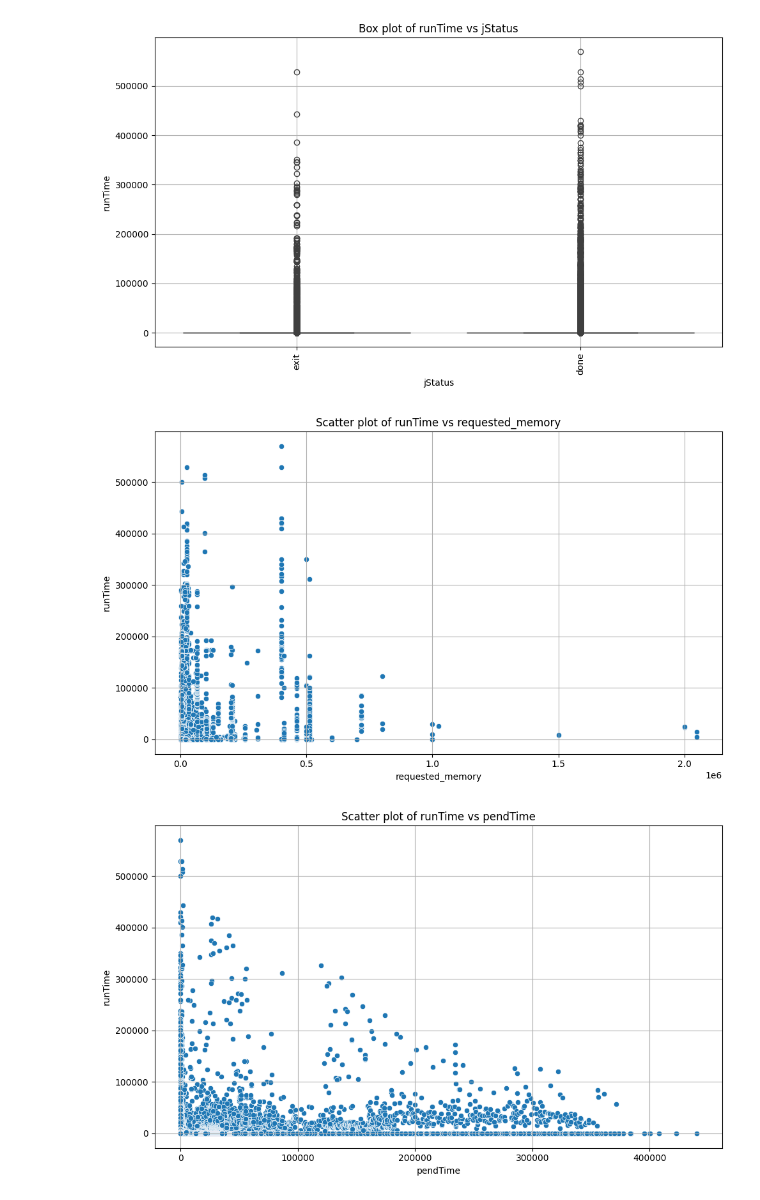
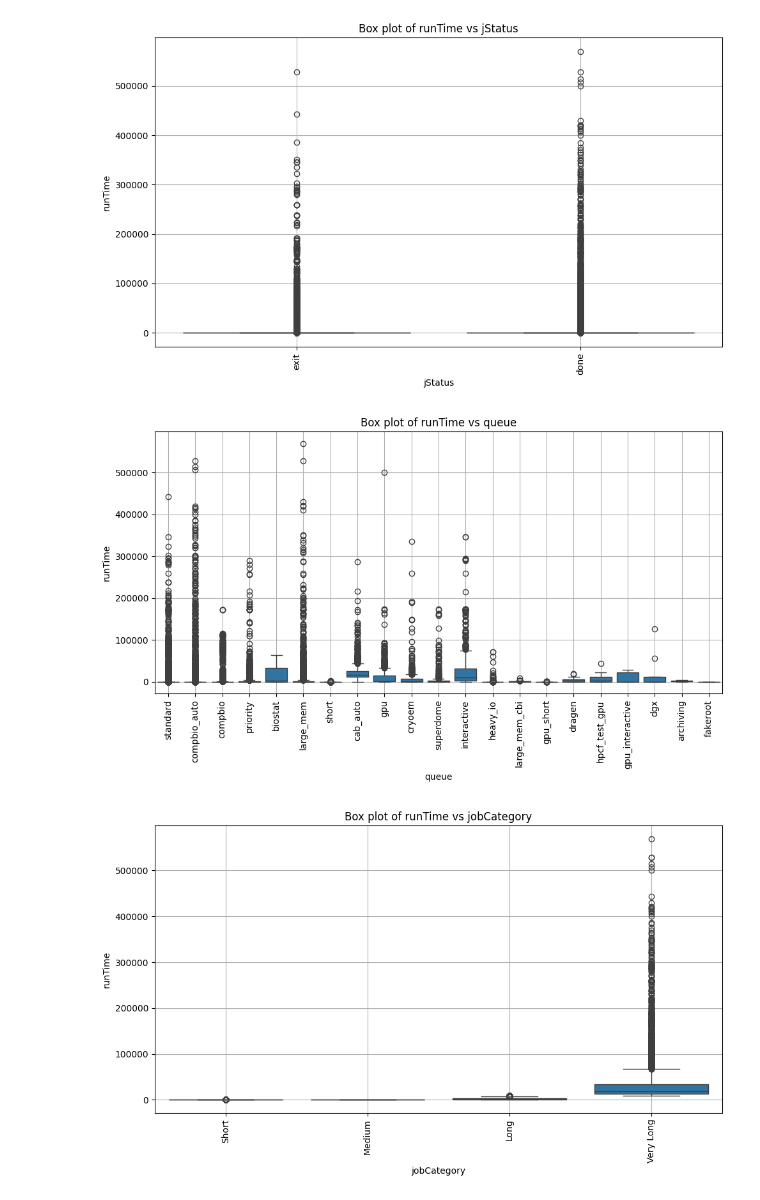
Before and after one commit to stjude-biohackathon/KIDS24-team3, a Jupyter notebook: zhuo/runTimeEstimation.ipynb, the cells around one changed output. Saved outputs shown, nothing was run; the diff lists cells and outputs as text; code cells hidden in the pictures.

```diff
--- a/zhuo/runTimeEstimation.ipynb
+++ b/zhuo/runTimeEstimation.ipynb
@@ -118,5 +169,6 @@ def preprocess_csv(file_path):
 # %%
 # Example usage:
 file_path = '../common/finished_jobs_1_week.csv'
-df_preprocessed = preprocess_csv(file_path)
-##print(df_preprocessed.head())
+df_preprocessed = modelProcess_csv(file_path)
+print(df_preprocessed.head())
+print(df_preprocessed.tail())
@@ -193,43 +260,38 @@ import matplotlib.pyplot as plt
 import seaborn as sns
 
 # Define columns of interest, excluding 'runTime'
-vars_of_interest = [
-    'runTime', 'numProcessors', 'jStatus',
-    'requested_memory', 'pendTime', 'queue_rename', 'submitDay', 'submitInterval',
-    'maxRMem_MB'
-]
 
-corr_of_interest = [col for col in vars_of_interest if col != 'runTime']
+corr_of_interest = [col for col in columns_of_interest if col != 'runTime']
 
 # Create scatter plots and box plots
 for var in corr_of_interest:
-    if var in df_sorted.columns:  # Check if the column exists in the DataFrame
+    if var in df_subset.columns:  # Check if the column exists in the DataFrame
         plt.figure(figsize=(10, 6))
 
         # Check if the variable is categorical
-        if pd.api.types.is_categorical_dtype(df_sorted[var]) or df_sorted[var].dtype == 'object':
+        if pd.api.types.is_categorical_dtype(df_subset[var]) or df_subset[var].dtype == 'object':
             # Box plot for categorical variables
-            sns.boxplot(x=df_sorted[var], y=df_sorted['runTime'])
+            sns.boxplot(x=df_subset[var], y=df_subset['runTime'])
             plt.xlabel(var)
             plt.ylabel('runTime')
             plt.title(f'Box plot of runTime vs {var}')
             plt.xticks(rotation=90)
             plt.grid(True)
 
         # Scatter plot for numeric variables
-        elif pd.api.types.is_numeric_dtype(df_sorted[var]):
-            sns.scatterplot(x=df_sorted[var], y=df_sorted['runTime'])
+        elif pd.api.types.is_numeric_dtype(df_subset[var]):
+            sns.scatterplot(x=df_subset[var], y=df_subset['runTime'])
             plt.xlabel(var)
             plt.ylabel('runTime')
             plt.title(f'Scatter plot of runTime vs {var}')
             plt.grid(True)
 
         plt.tight_layout()
         plt.show()
     else:
         print(f"Column '{var}' not found in the DataFrame.")
 # %% [output]
 [figure]
 [figure]
-[figure, old version]
+[figure, new version]
-[figure, old version]
+[figure, new version]
```
Also changed, not shown: parts of 10 cells of this notebook, 28 other files.
